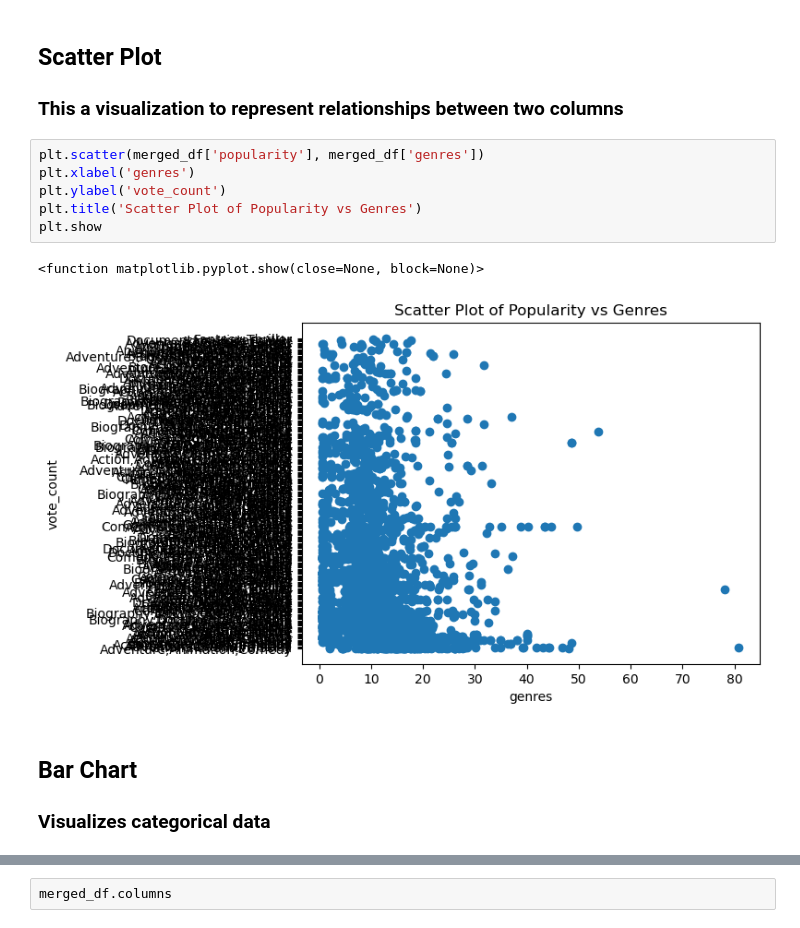
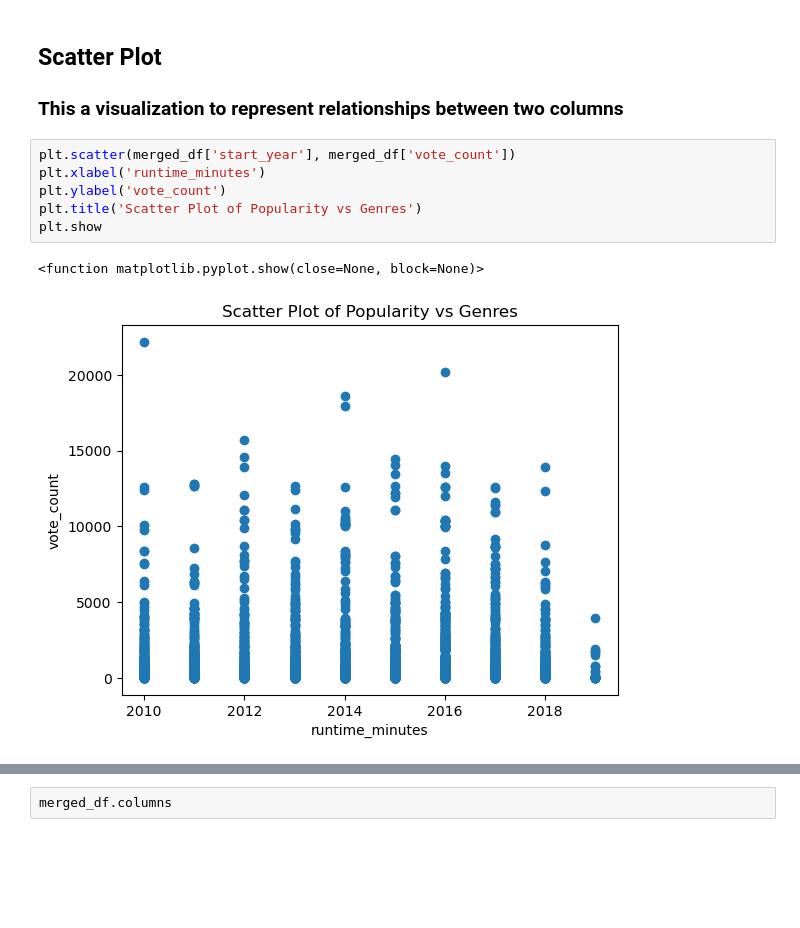
Before and after one commit to ogutu-23/dsc-phase-2-project-v3, a Jupyter notebook: student.ipynb, the cells around one changed output, grey strips where cells are left out. Cells and saved outputs as stored; diff of their text form; blank space fills up the shorter version.

```diff
--- a/student.ipynb
+++ b/student.ipynb
@@ -323,14 +324,11 @@ plt.show()
 ## Scatter Plot
 ### This a visualization to represent relationships between two columns
 # %%
-plt.scatter(merged_df['popularity'], merged_df['genres'])
-plt.xlabel('genres')
+plt.scatter(merged_df['start_year'], merged_df['vote_count'])
+plt.xlabel('runtime_minutes')
 plt.ylabel('vote_count')
 plt.title('Scatter Plot of Popularity vs Genres')
 plt.show
 # %% [output]
 <function matplotlib.pyplot.show(close=None, block=None)>
-[figure, old version]
+[figure, new version]
-# %% [markdown]
-## Bar Chart
-### Visualizes categorical data
```
Also changed, not shown: parts of 6 cells of this notebook.
